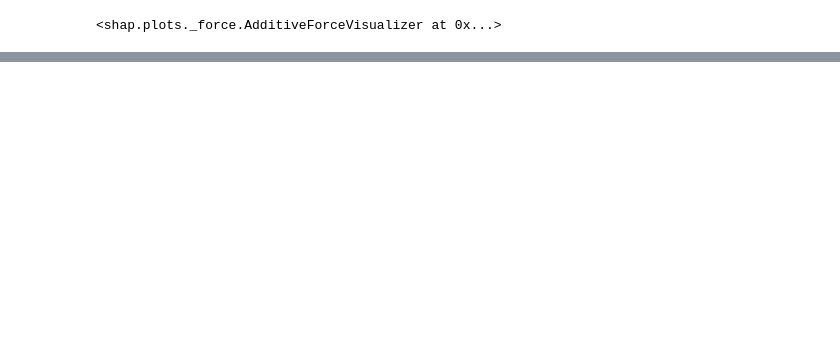
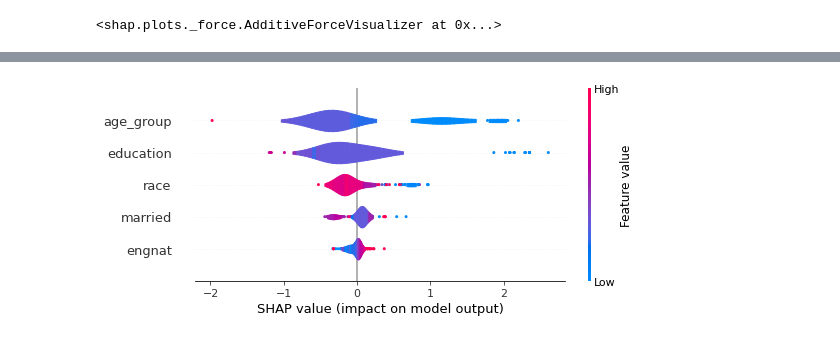
Before and after one commit to Alice1304/Section2_project, a Jupyter notebook: 0726_fin.ipynb, the cells around one changed output, grey strips where cells are left out. Cells and saved outputs as stored; diff of their text form; code cells hidden in the pictures; blank space fills up the shorter version.

```diff
--- a/0726_fin.ipynb
+++ b/0726_fin.ipynb
@@ -768,0 +776,5 @@ shap.force_plot(
+# %%
+shap_values = explainer.shap_values(X_test_selected.iloc[:300])
+shap.summary_plot(shap_values, X_test_selected.iloc[:300], plot_type="violin")
+# %% [output]
+[figure, added]
```
Also changed, not shown: parts of 2 cells of this notebook.
